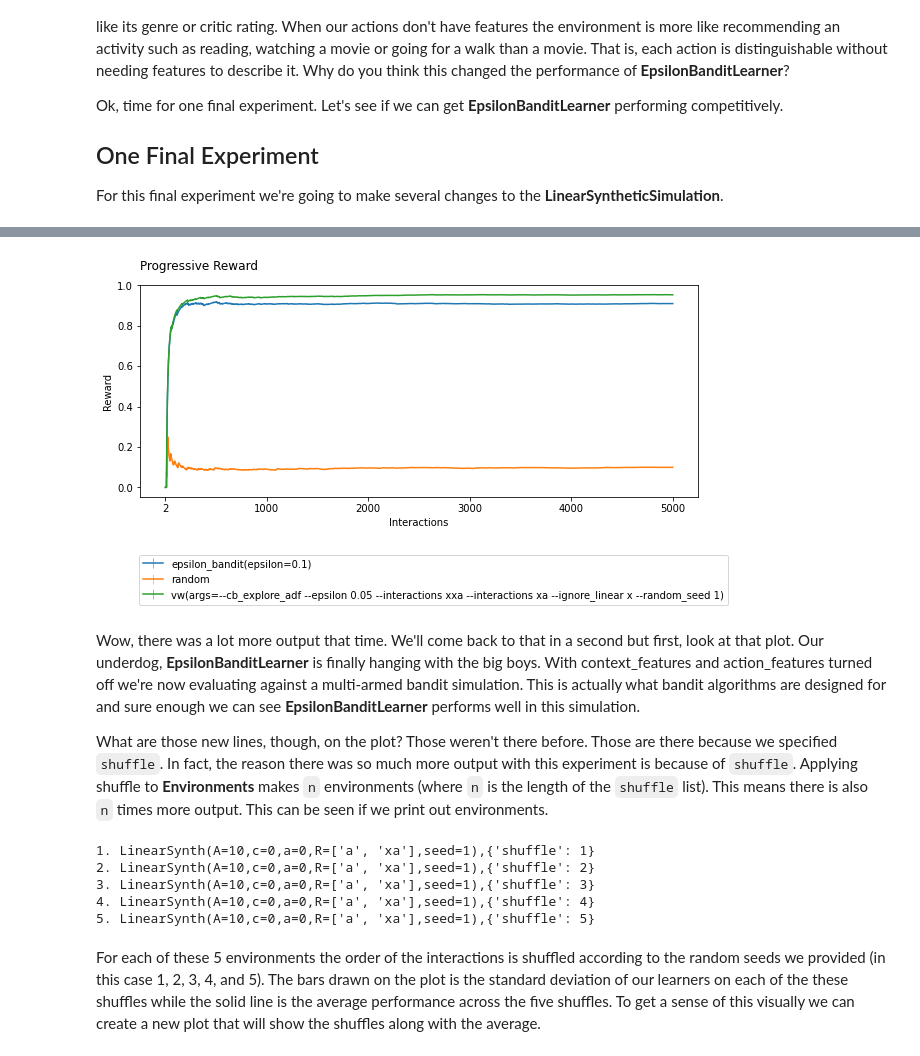
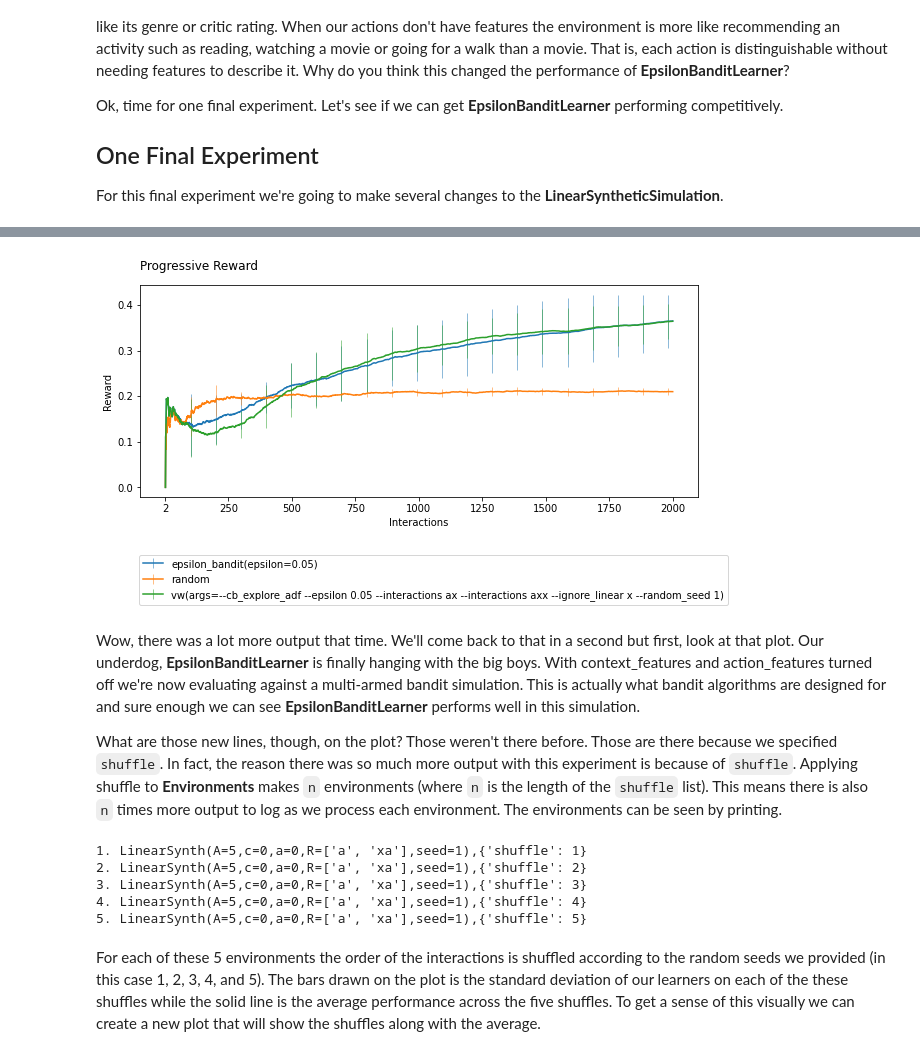
Before and after one commit to VowpalWabbit/coba, a Jupyter notebook: examples/notebooks/First Experiment.ipynb, the cells around one changed output, grey strips where cells are left out. Drawn from its saved outputs; the diff is of its cells as text; code cells hidden in the pictures.

Commit message:
Updating all documentation figures after modifications to the synthetic simulations changed example results.

```diff
--- a/examples/notebooks/First Experiment.ipynb
+++ b/examples/notebooks/First Experiment.ipynb
@@ -94,15 +94,10 @@ from coba.environments import Environments
 from coba.learners     import RandomLearner, EpsilonBanditLearner, VowpalArgsLearner
 from coba.experiments  import Experiment
 
-base_environment = Environments.from_linear_synthetic(
-    n_interactions=5000,
-    n_actions=10,
-    n_context_features=0,
-    n_action_features=0,
-)
+base_environment = Environments.from_linear_synthetic(2000, n_context_features=0, n_action_features=0)
 
-environments = base_environment.shuffle([1,2,3,4,5]).binary()
-learners     = [ RandomLearner(), EpsilonBanditLearner(0.1), VowpalArgsLearner() ]
+environments = base_environment.noise(reward=lambda r,rng:r+rng.gauss(0,.75)).shuffle([1,2,3]).binary()
+learners     = [ RandomLearner(), EpsilonBanditLearner(), VowpalArgsLearner() ]
 
 result = Experiment(environments, learners).evaluate()
 result.plot_learners(err='sd')
@@ -127,21 +122,16 @@ result.plot_learners(err='sd')
-[figure, old version]
+[figure, new version]
 # %% [markdown]
 Wow, there was a lot more output that time. We'll come back to that in a second but first, look at that plot. Our underdog, **EpsilonBanditLearner** is finally hanging with the big boys. With context_features and action_features turned off we're now evaluating against a multi-armed bandit simulation. This is actually what bandit algorithms are designed for and sure enough we can see **EpsilonBanditLearner** performs well in this simulation.
 
-What are those new lines, though, on the plot? Those weren't there before. Those are there because we specified `shuffle`. In fact, the reason there was so much more output with this experiment is because of `shuffle`. Applying shuffle to **Environments**  makes `n` environments (where `n` is the length of the `shuffle` list). This means there is also `n` times more output. This can be seen if we print out environments.
+What are those new lines, though, on the plot? Those weren't there before. Those are there because we specified `shuffle`. In fact, the reason there was so much more output with this experiment is because of `shuffle`. Applying shuffle to **Environments**  makes `n` environments (where `n` is the length of the `shuffle` list). This means there is also `n` times more output to log as we process each environment. The environments can be seen by printing.
 # %%
-Environments.from_linear_synthetic(
-    n_interactions=200,
-    n_actions=10,
-    n_context_features=0,
-    n_action_features=0,
-).shuffle([1,2,3,4,5])
+Environments.from_linear_synthetic(2000,n_actions=5,n_context_features=0, n_action_features=0).shuffle([1,2,3,4,5])
 # %% [output]
-1. LinearSynth(A=10,c=0,a=0,R=['a', 'xa'],seed=1),{'shuffle': 1}
-2. LinearSynth(A=10,c=0,a=0,R=['a', 'xa'],seed=1),{'shuffle': 2}
-3. LinearSynth(A=10,c=0,a=0,R=['a', 'xa'],seed=1),{'shuffle': 3}
-4. LinearSynth(A=10,c=0,a=0,R=['a', 'xa'],seed=1),{'shuffle': 4}
-5. LinearSynth(A=10,c=0,a=0,R=['a', 'xa'],seed=1),{'shuffle': 5}
+1. LinearSynth(A=5,c=0,a=0,R=['a', 'xa'],seed=1),{'shuffle': 1}
+2. LinearSynth(A=5,c=0,a=0,R=['a', 'xa'],seed=1),{'shuffle': 2}
+3. LinearSynth(A=5,c=0,a=0,R=['a', 'xa'],seed=1),{'shuffle': 3}
+4. LinearSynth(A=5,c=0,a=0,R=['a', 'xa'],seed=1),{'shuffle': 4}
+5. LinearSynth(A=5,c=0,a=0,R=['a', 'xa'],seed=1),{'shuffle': 5}
 # %% [markdown]
 For each of these 5 environments the order of the interactions is shuffled according to the random seeds we provided (in this case 1, 2, 3, 4, and 5). The bars drawn on the plot is the standard deviation of our learners on each of the these shuffles while the solid line is the average performance across the five shuffles. To get a sense of this visually we can create a new plot that will show the shuffles along with the average.
 # %%
```
Also changed, not shown: parts of 4 cells of this notebook, 11 other files.
